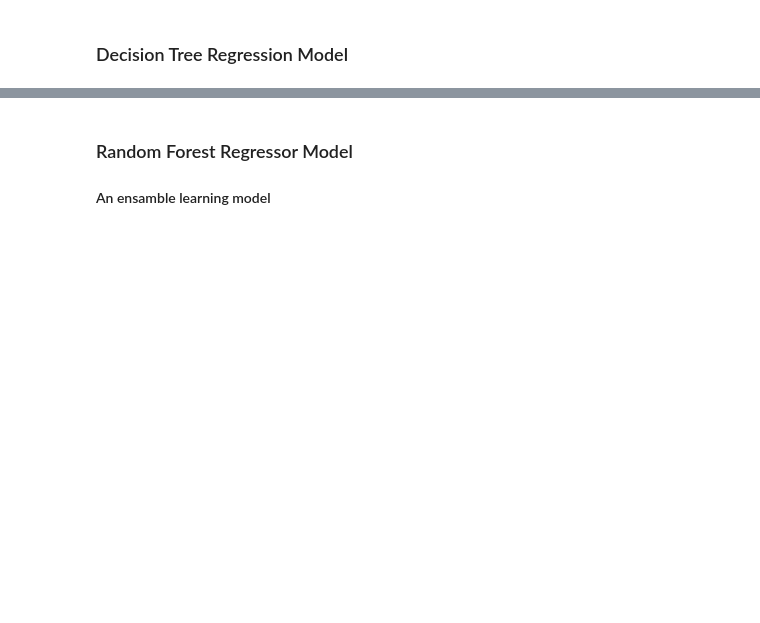
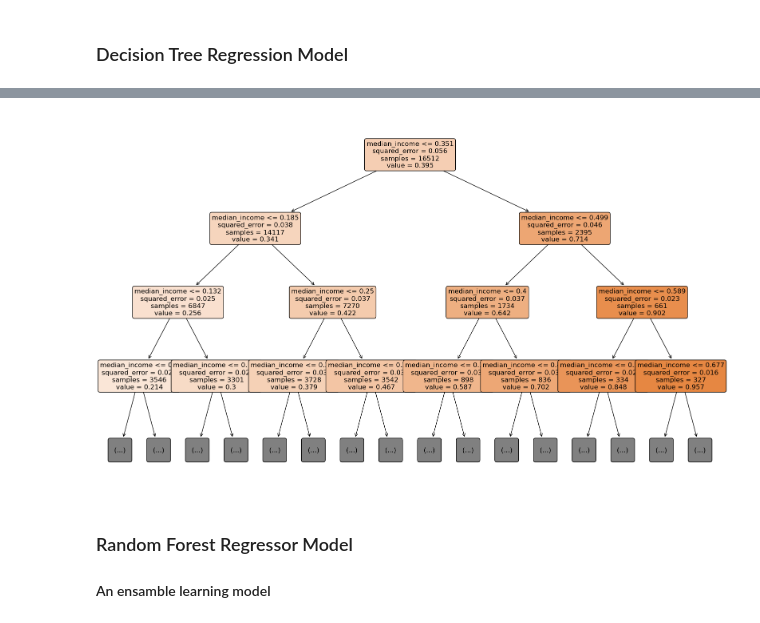
Before and after one commit to Mobeen0/Data_Science_Projects, a Jupyter notebook: housing_prices_regression.ipynb, the cells around one changed output, grey strips where cells are left out. Drawn from its saved outputs; the diff is of its cells as text; code cells hidden in the pictures; blank space fills up the shorter version.

```diff
--- a/housing_prices_regression.ipynb
+++ b/housing_prices_regression.ipynb
@@ -141,3 +155,10 @@ Decision Tree Regressor - MSE: 0.048976243366428016, R^2: 0.12860928531749005
+# %%
+from sklearn.tree import plot_tree
+plt.figure(figsize=(20, 12))
+plot_tree(dt_model, filled=True, feature_names=['median_income'], rounded=True, max_depth = 3, fontsize=12)
+plt.show()
+# %% [output]
+[figure, added]
 # %% [markdown]
 ### Random Forest Regressor Model
 #### An ensamble learning model
```
Also changed, not shown: parts of 5 cells of this notebook.
